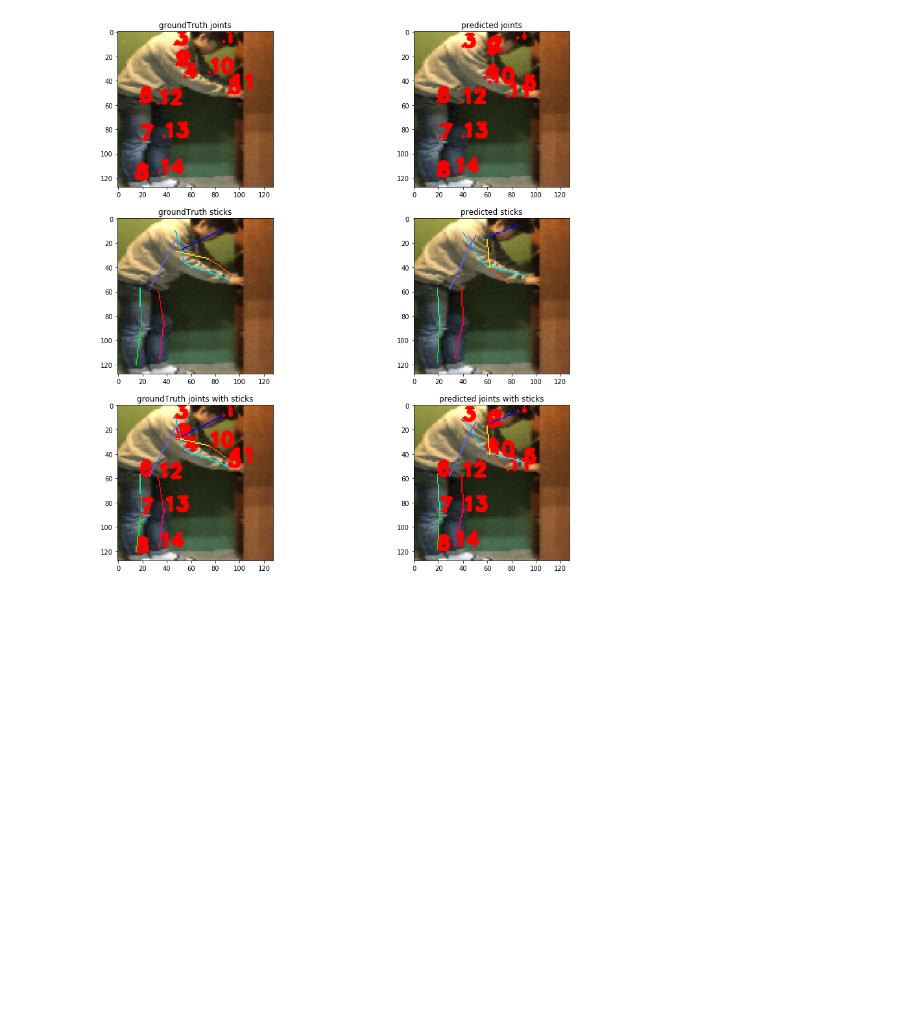
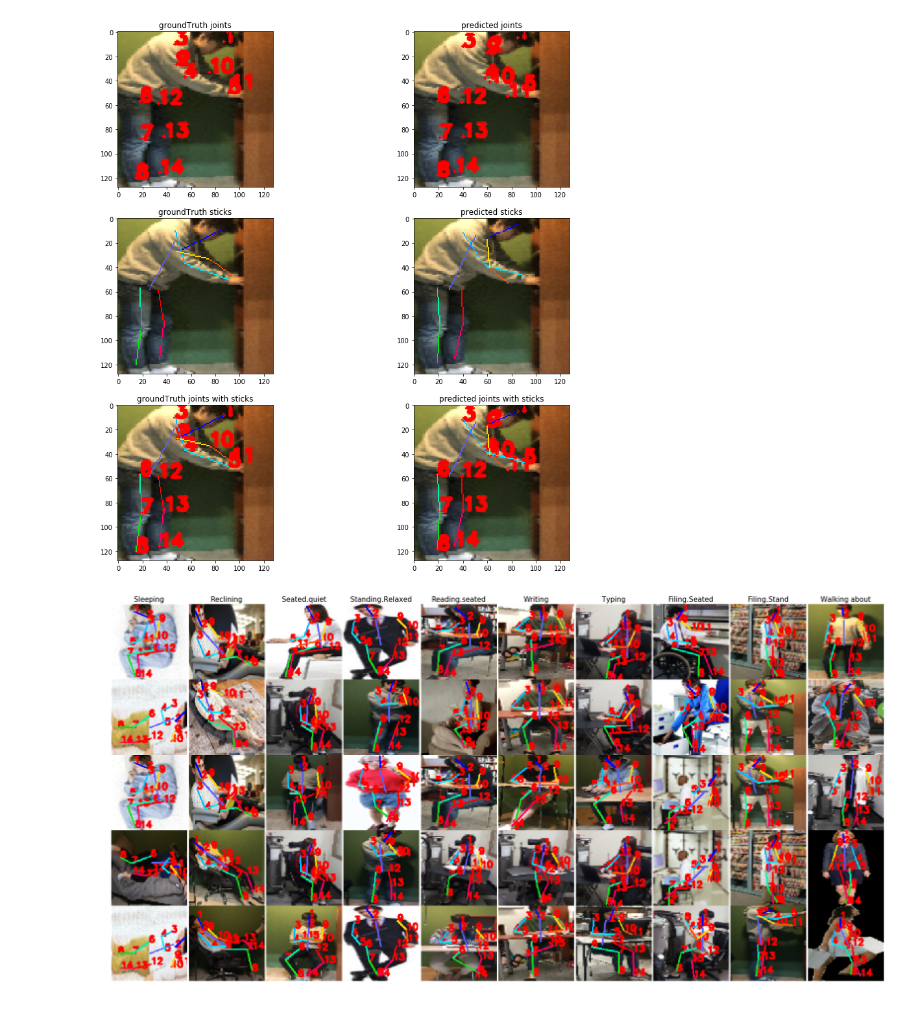
Before and after one commit to Hahnnz/Human_Pose_MET_Score_Estimation, a Jupyter notebook: Analysis_Result.ipynb, the cells around one changed output. Drawn from its saved outputs; the diff is of its cells as text; code cells hidden in the pictures; blank space fills up the shorter version.

```diff
--- a/Analysis_Result.ipynb
+++ b/Analysis_Result.ipynb
@@ -61,3 +46,7 @@ idx=173
 tools.analysis.demo_plot(orig_img_set[idx], orig_canonical[idx], pred_canonical[idx], save=False)
 # %% [output]
 [figure]
+# %%
+tools.analysis.show_estimated(orig_img_set, test_it.labels.squeeze(), pred_canonical, save=True, save_path='./')
+# %% [output]
+[figure, added]
```
Also changed, not shown: parts of 6 cells of this notebook, 1 other file.
